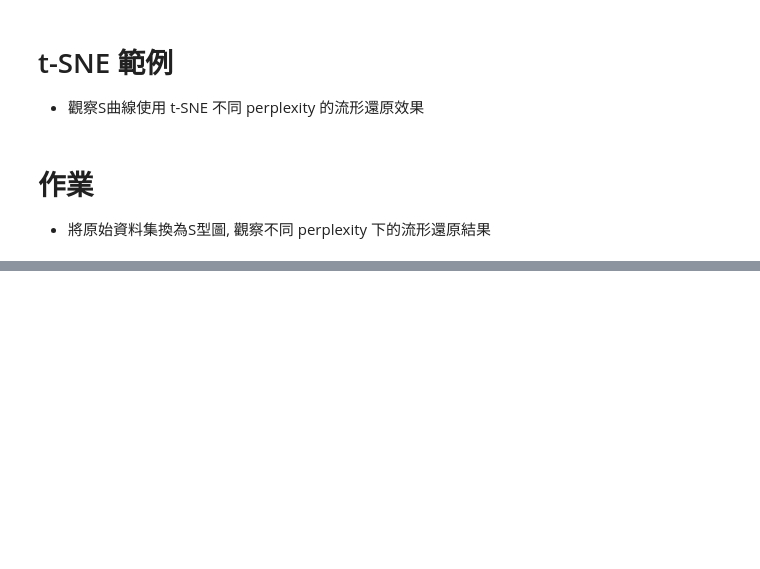
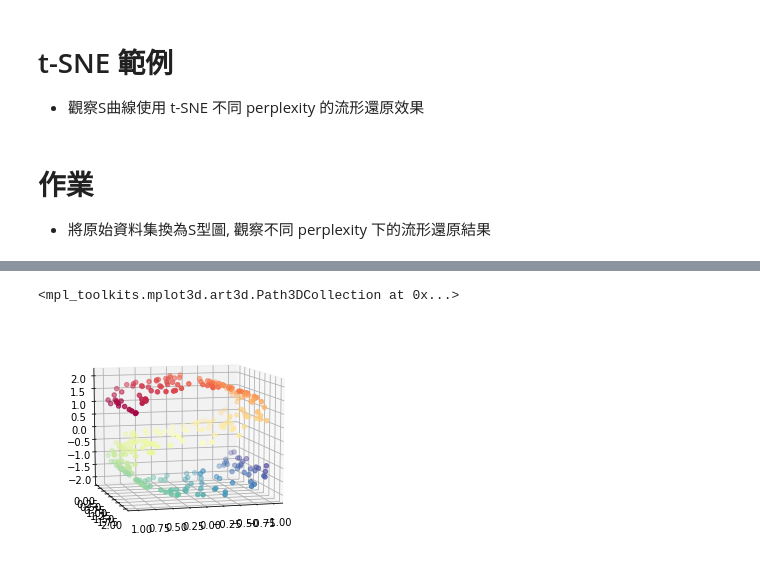
Before and after one commit to ryanlu7374/ML100-Days, a Jupyter notebook: homework/Day_062_HW.ipynb, the cells around one changed output, grey strips where cells are left out. Saved outputs shown, nothing was run; the diff lists cells and outputs as text; code cells hidden in the pictures; blank space fills up the shorter version.

```diff
--- a/homework/Day_062_HW.ipynb
+++ b/homework/Day_062_HW.ipynb
@@ -69,0 +72,7 @@ circles, perplexity=100 in 6 sec
+# %%
+fig = plt.figure(0, figsize=(4, 3))
+ax = Axes3D(fig, rect=[0, 0, .95, 1], elev=10, azim=75)
+ax.scatter(X[:, 0], X[:, 1], X[:, 2], c=color, cmap=plt.cm.Spectral)
+# %% [output]
+<mpl_toolkits.mplot3d.art3d.Path3DCollection at 0x...>
+[figure, added]
```
Also changed, not shown: parts of 2 cells of this notebook.
